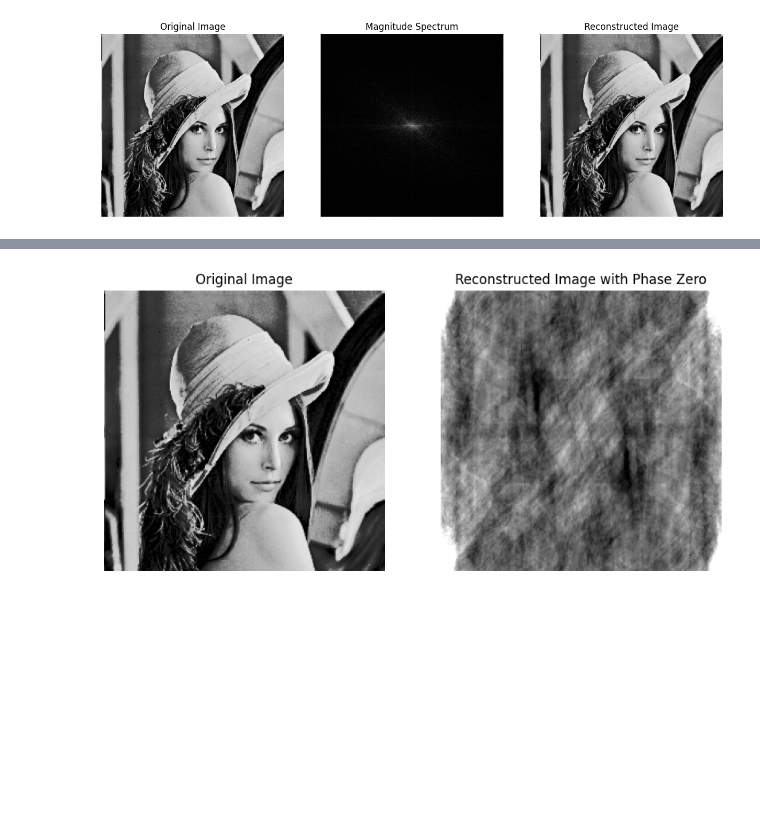
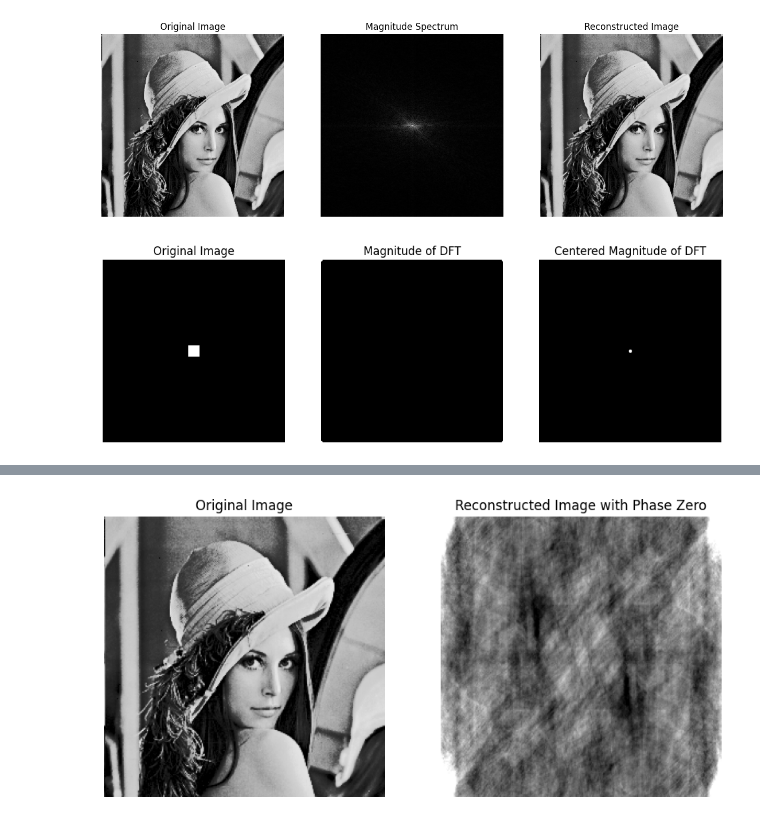
Before and after one commit to charalampidi-gabriella/cs474-pa3, a Jupyter notebook: fft.ipynb, the cells around one changed output, grey strips where cells are left out. Cells and saved outputs as stored; diff of their text form; code cells hidden in the pictures; blank space fills up the shorter version.

```diff
--- a/fft.ipynb
+++ b/fft.ipynb
@@ -228,4 +228,49 @@ axs[2].axis('off')
 plt.show()
 # %% [output]
 [figure]
+# %%
+
+def manual_fftshift(arr):
+    N, M = arr.shape
+    return np.roll(np.roll(arr, N // 2, axis=0), M // 2, axis=1)
+
+
+img_size = 512
+square_size = 32
+
+image = np.zeros((img_size, img_size), dtype=np.uint8)
+
+top_left_corner = (img_size - square_size) // 2
+
+image[top_left_corner:top_left_corner + square_size, top_left_corner:top_left_corner + square_size] = 255
+
+real_Fuv, imag_Fuv = fft2D(512, 512, real_part, imag_part, 1)
+
+magnitude = np.sqrt(real_Fuv**2 + imag_Fuv**2)
+
+c = 1
+transformed_magnitude = c * np.log(1 + magnitude)
+
+centered_magnitude = manual_fftshift(transformed_magnitude)
+
+plt.figure(figsize=(12, 6))
+
+plt.subplot(1, 3, 1)
+plt.imshow(image, cmap='gray')
+plt.title('Original Image')
+plt.axis('off')
+
+plt.subplot(1, 3, 2)
+plt.imshow(transformed_magnitude, cmap='gray')
+plt.title('Magnitude of DFT')
+plt.axis('off')
+
+plt.subplot(1, 3, 3)
+plt.imshow(centered_magnitude, cmap='gray')
+plt.title('Centered Magnitude of DFT')
+plt.axis('off')
+
+plt.show()
+# %% [output]
+[figure, added]
 # %%
```
Also changed, not shown: parts of 5 cells of this notebook.
